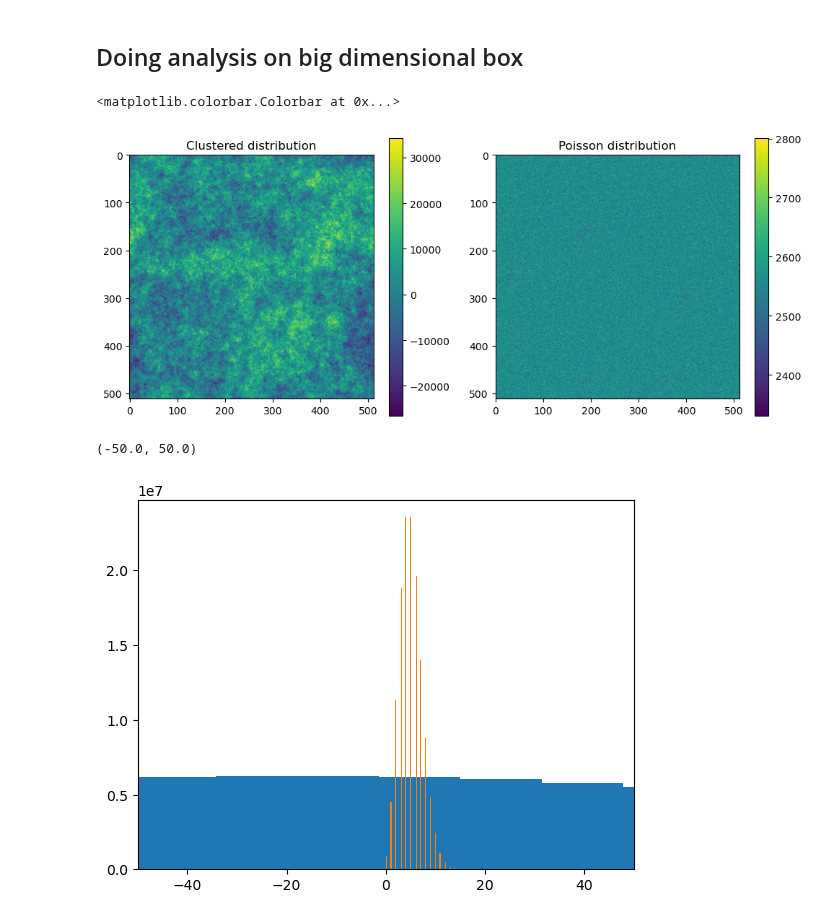
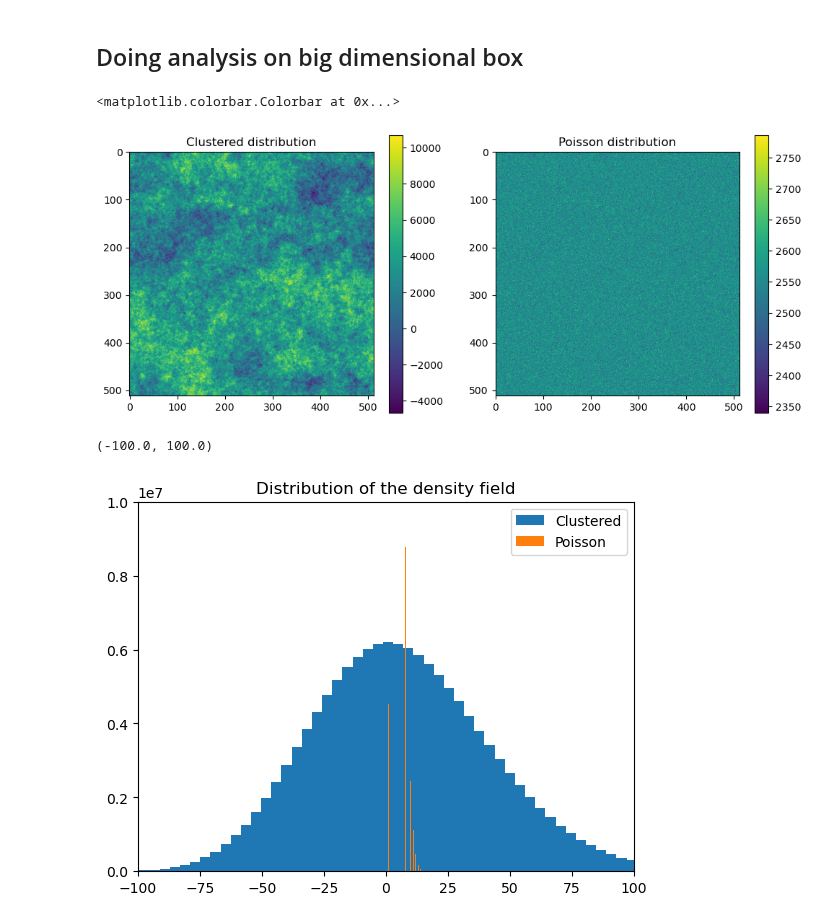
Before and after one commit to VibinRam/DP2, a Jupyter notebook: Codes/Clustering_simulation/GonzNuevoCheck2.0.ipynb, the cells around one changed output. Drawn from its saved outputs; the diff is of its cells as text; code cells hidden in the pictures.

```diff
--- a/Codes/Clustering_simulation/GonzNuevoCheck2.0.ipynb
+++ b/Codes/Clustering_simulation/GonzNuevoCheck2.0.ipynb
@@ -37,7 +37,7 @@ def GonzNuevo(box_p, N_side, L_side, n_bar, pk_cl, k_for_P, pseudo_fact):
         pk[i] = np.average(np.absolute(box_delk[np.where((modk_grid >= k1) & (modk_grid < k2))]) ** 2)
 
     box_vol = (N_side * del_x)**3
-    pk = pk/box_vol
+    pk = pk/box_vol * np.power(np.sqrt(2 * np.pi), 3)
 
     #----------------------------------------------------------------------------------------------------
     #plotting the pks
@@ -80,7 +80,7 @@ def GonzNuevo(box_p, N_side, L_side, n_bar, pk_cl, k_for_P, pseudo_fact):
     for i, (k1, k2) in enumerate(zip(k_for_P[:-1], k_for_P[1:])):
         pk_new[i] = np.average(np.absolute(box_delk_new[np.where((modk_grid >= k1) & (modk_grid < k2))]) ** 2)
 
-    pk_new = pk_new/box_vol
+    pk_new = pk_new/box_vol * np.power(np.sqrt(2 * np.pi), 3)
 
     #plotting the new psd vs the given one
     fig, (ax1, ax2) = plt.subplots(1, 2, figsize=(10,5))
@@ -245,9 +248,9 @@ big_box_p = np.random.poisson(lam=n_bar, size=(N_side, N_side, N_side))
 
 #Lets make the k's needed for the power spectrum.
 k_min = 0 #2 * np.pi/(N_side * del_x) # changing minimum to 0 to see the effect
-k_max = 2 * np.pi/(2 * del_x) * np.sqrt(3)#Changing the max k value to match the max in k grid.
+k_max = 2 * np.pi/(2 * del_x)* np.sqrt(3)#Changing the max k value to match the max in k grid.
 assert (N_side % 2 == 0)
-k_for_P = np.linspace(k_min, k_max, N_side//2 + 4)
+k_for_P = np.linspace(k_min, k_max, N_side//2)# + 4)
 
 #Now we have to make a desired power spectrum pk_cl
 delta_of_k = 2.0
@@ -271,11 +274,14 @@ ax2.set_title("Poisson distribution")
 plt.colorbar(im2)
 # %% [output]
 <matplotlib.colorbar.Colorbar at 0x...>
-[figure, old version]
+[figure, new version]
 # %%
-plt.hist(np.real(big_box_GN.flatten()), bins=100);
-plt.hist(big_box_p.flatten(), bins=100);
-plt.xlim(-50,50)
+plt.hist(np.real(big_box_GN.flatten()), bins=100, label = "Clustered");
+plt.hist(big_box_p.flatten(), bins=100, label = "Poisson");
+plt.title("Distribution of the density field")
+plt.legend()
+plt.ylim(0,1E7)
+plt.xlim(-100, 100)
 # %% [output]
-(-50.0, 50.0)
+(-100.0, 100.0)
-[figure, old version]
+[figure, new version]
```
Also changed, not shown: parts of 5 cells of this notebook.
